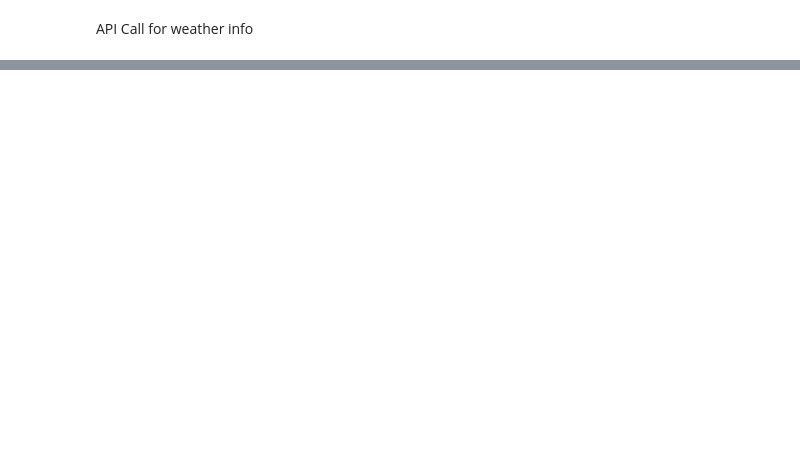
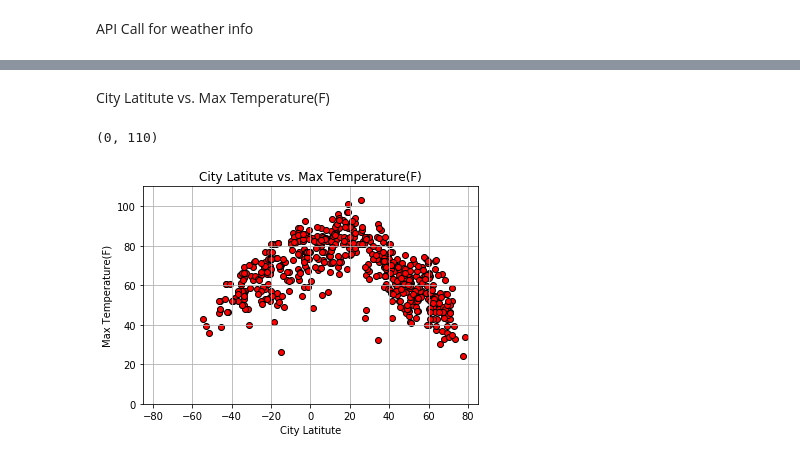
Before and after one commit to faznaimov/Weather-Py, a Jupyter notebook: WeatherPy.ipynb, the cells around one changed output, grey strips where cells are left out. Saved outputs shown, nothing was run; the diff lists cells and outputs as text; code cells hidden in the pictures; blank space fills up the shorter version.

```diff
--- a/WeatherPy.ipynb
+++ b/WeatherPy.ipynb
@@ -143,0 +156,20 @@ dtype: int64
+# %% [markdown]
+City Latitute vs. Max Temperature(F)
+# %%
+# Gettting lists of city latitudes and max temperature
+city_lat = df["Lat"]
+max_temp = df["Max Temp"]
+
+# Creating scatter plot
+plt.scatter(city_lat, max_temp, marker="o", facecolor="red",edgecolors="black")
+
+# Assigning title, lables and setting x and y limits (Making plot look pretty)
+plt.title("City Latitute vs. Max Temperature(F)")
+plt.xlabel("City Latitute")
+plt.ylabel("Max Temperature(F)")
+plt.grid()
+plt.xlim(-85,85)
+plt.ylim(0,110)
+# %% [output]
+(0, 110)
+[figure, added]
```
Also changed, not shown: parts of 11 cells of this notebook.
